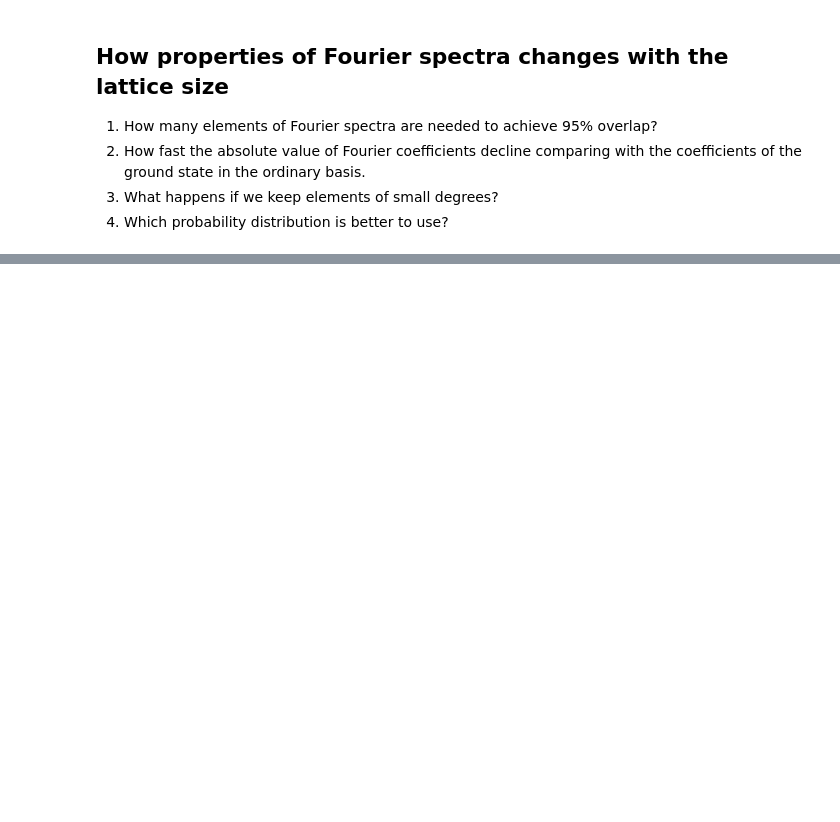
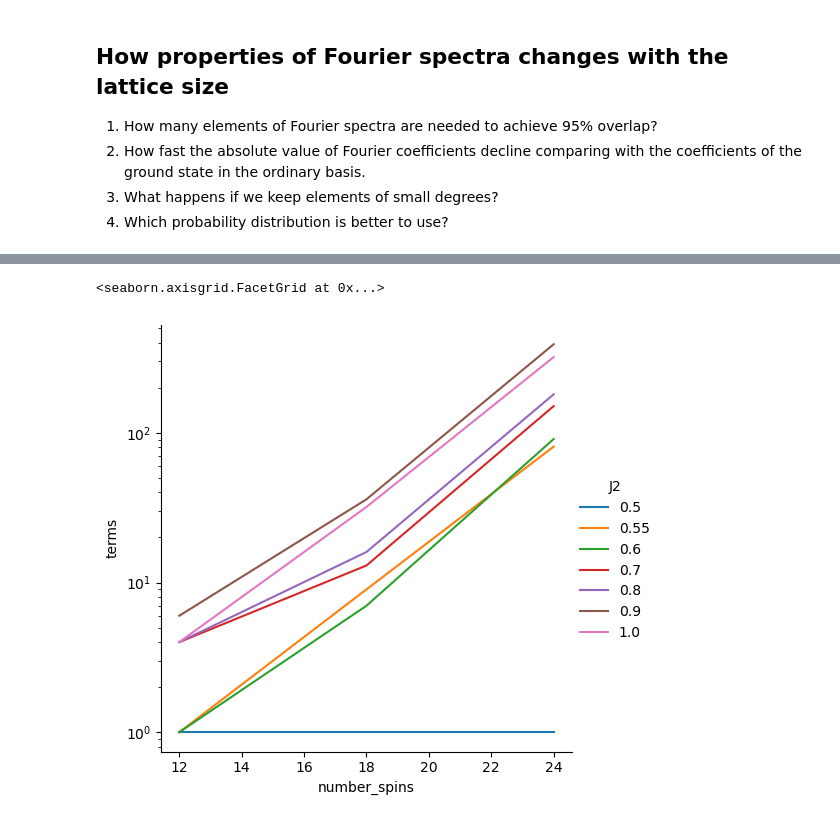
Before and after one commit to ischurov/frustrations-eda, a Jupyter notebook: boolean-analysys-experiments-3.ipynb, the cells around one changed output, grey strips where cells are left out. Saved outputs shown, nothing was run; the diff lists cells and outputs as text; code cells hidden in the pictures; blank space fills up the shorter version.

```diff
--- a/boolean-analysys-experiments-3.ipynb
+++ b/boolean-analysys-experiments-3.ipynb
@@ -302,5 +49,0 @@ Ground state energy is -20.0382298203
-# %%
-analyzer.fit(analyzer.system.canonical_basis.states)
-analyzer.set_truncate_strategy(keep_largest_n(1)).prediction_score(
-    analyzer.system.canonical_basis.states
-)
@@ -481,0 +383,12 @@ array([ 4095,  6143,  7167,  7679,  7935,  8063,  8127,  8159,  8175,
+# %%
+sns.relplot(
+    data=results_full.assign(J2=lambda x: x["J2"].astype("str")),
+    x="number_spins",
+    y="terms",
+    hue="J2",
+    kind="line",
+    markers=True,
+).set(yscale="log")
+# %% [output]
+<seaborn.axisgrid.FacetGrid at 0x...>
+[figure, added]
```
Also changed, not shown: parts of 37 cells of this notebook, 2 other files.
